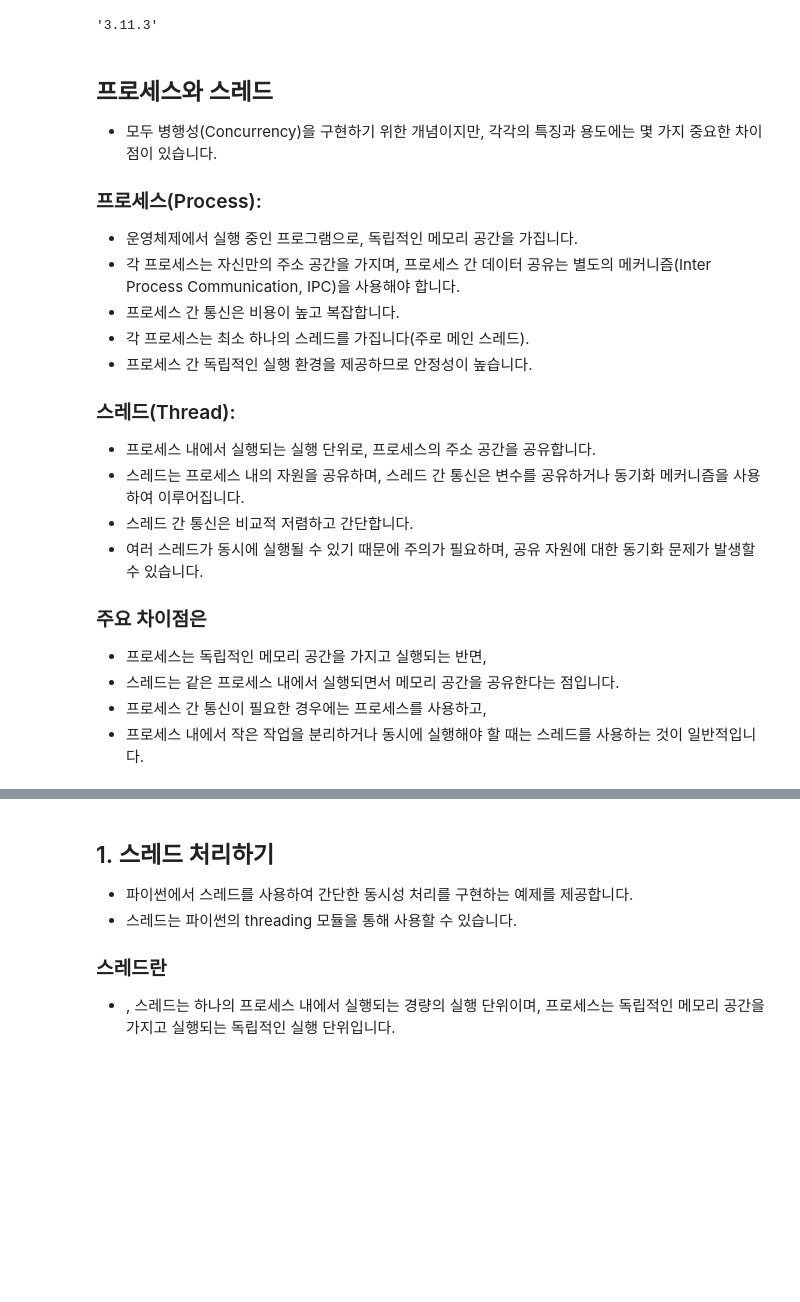
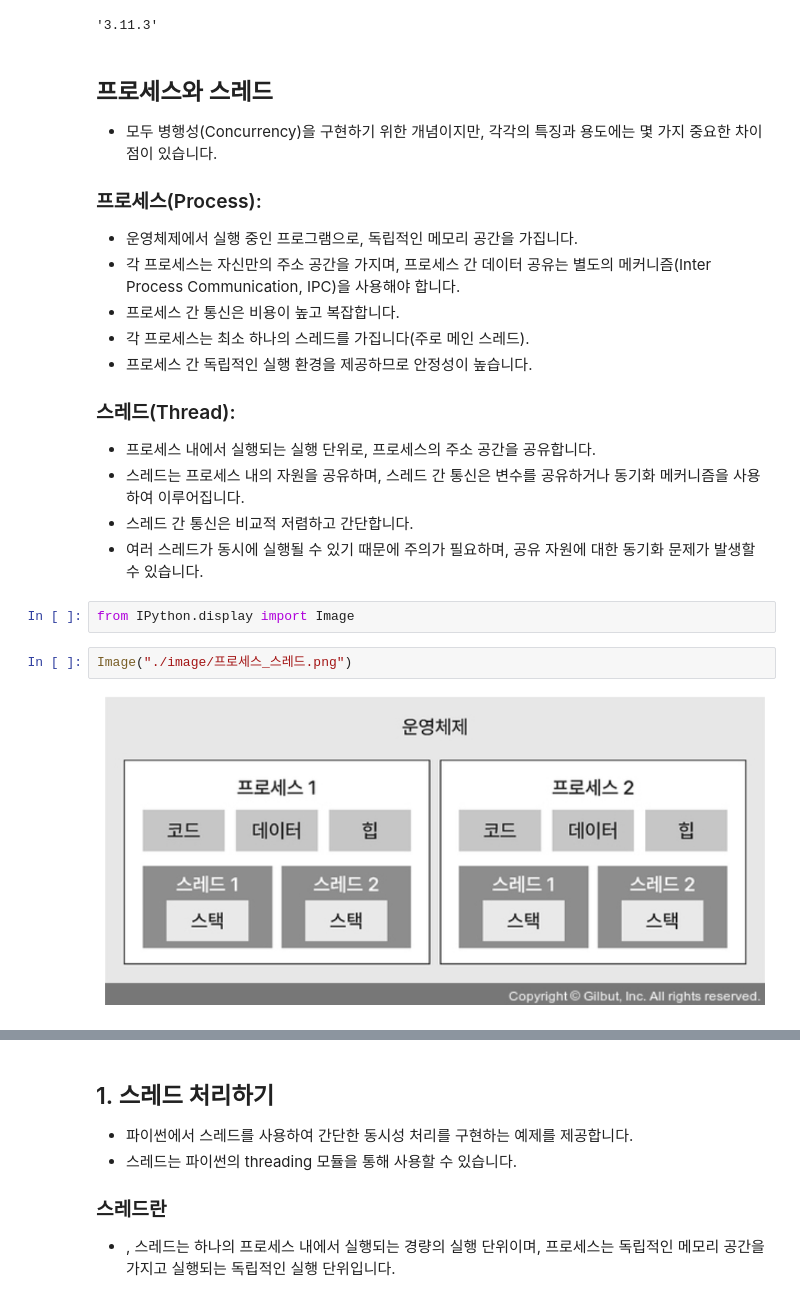
Before and after one commit to zerosum99/js_fluentpython_study, a Jupyter notebook: 2024_2월_2주차_동시성/1_1_동시성_mutlitheading_스레드 기초.ipynb, the cells around one changed output, grey strips where cells are left out. Saved outputs shown, nothing was run; the diff lists cells and outputs as text; blank space fills up the shorter version.

```diff
--- a/2024_2월_2주차_동시성/1_1_동시성_mutlitheading_스레드 기초.ipynb
+++ b/2024_2월_2주차_동시성/1_1_동시성_mutlitheading_스레드 기초.ipynb
@@ -27,9 +27,9 @@ platform.python_version()
 - 스레드는 프로세스 내의 자원을 공유하며, 스레드 간 통신은 변수를 공유하거나 동기화 메커니즘을 사용하여 이루어집니다.
 - 스레드 간 통신은 비교적 저렴하고 간단합니다.
 - 여러 스레드가 동시에 실행될 수 있기 때문에 주의가 필요하며, 공유 자원에 대한 동기화 문제가 발생할 수 있습니다.
-
-### 주요 차이점은
-- 프로세스는 독립적인 메모리 공간을 가지고 실행되는 반면,
-- 스레드는 같은 프로세스 내에서 실행되면서 메모리 공간을 공유한다는 점입니다.
-- 프로세스 간 통신이 필요한 경우에는 프로세스를 사용하고,
-- 프로세스 내에서 작은 작업을 분리하거나 동시에 실행해야 할 때는 스레드를 사용하는 것이 일반적입니다.
+# %%
+from IPython.display import Image
+# %%
+Image("./image/프로세스_스레드.png")
+# %% [output]
+[figure, added]
```
Also changed, not shown: parts of 32 cells of this notebook, 9 other files.
